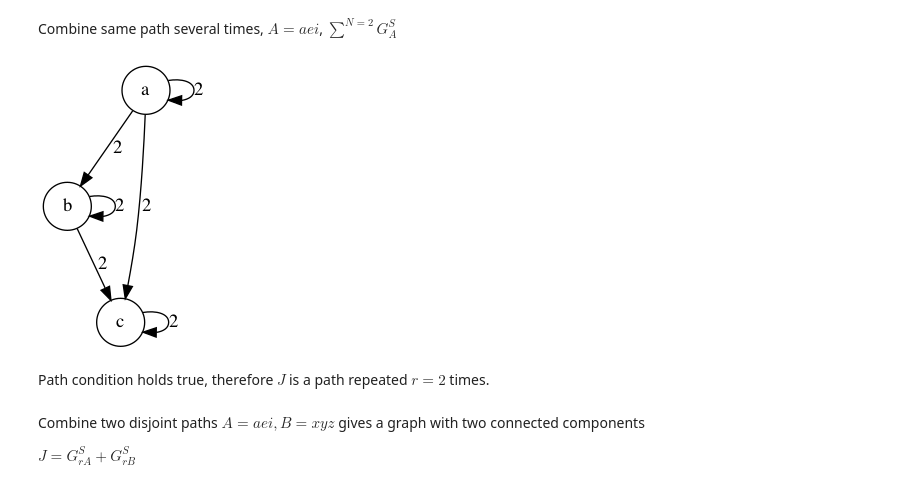
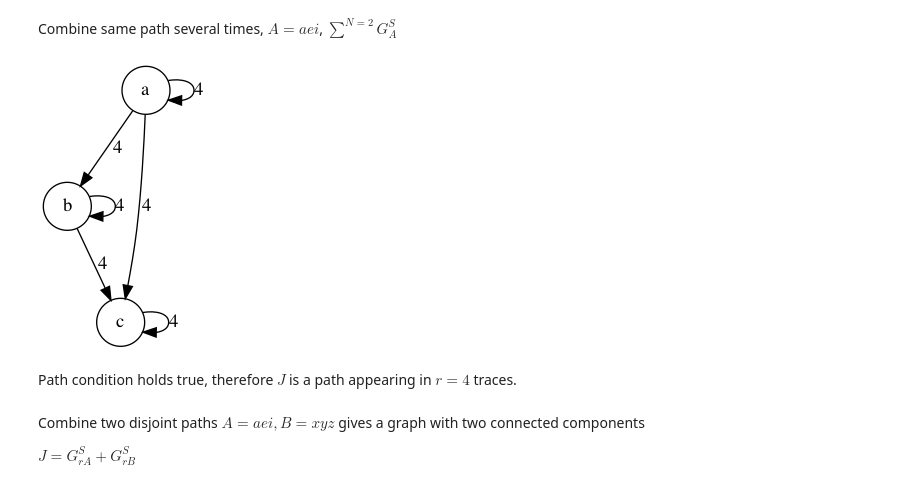
Before and after one commit to jpgil/logdelay, a Jupyter notebook: notebooks/2-structures/2020-05-08-examples-path-discovery.ipynb, the cells around one changed output. Drawn from its saved outputs; the diff is of its cells as text; code cells hidden in the pictures.

```diff
--- a/notebooks/2-structures/2020-05-08-examples-path-discovery.ipynb
+++ b/notebooks/2-structures/2020-05-08-examples-path-discovery.ipynb
@@ -215,14 +385,16 @@ assert path_condition( f_cut( 10, successor_G_L ) ) == True
 ## Combining paths
 # %% [markdown]
 Combine same path several times, $A=aei$, $\sum^{N=2} G^S_A$
-# %%
-A="abc"
-J = G_add_H( successor_graph( list(A) ), successor_graph( list(A) ) )
-graph(J)
-# %% [output]
-[figure, removed]
+# %%
+A="abc"; G_A=successor_graph( list(A) )
+J = G_add_H( G_A, G_A ) #2
+J = G_add_H( J  , G_A ) #3
+J = G_add_H( J  , G_A ) #4
+graph(J)
+# %% [output]
+[figure, added]
 # %% [markdown]
-Path condition holds true, therefore $J$ is a path repeated $r=2$ times.
+Path condition holds true, therefore $J$ is a path appearing in $r=4$ traces.
 # %%
 assert path_condition(J) == True
 # %% [markdown]
```
Also changed, not shown: parts of 37 cells of this notebook.
